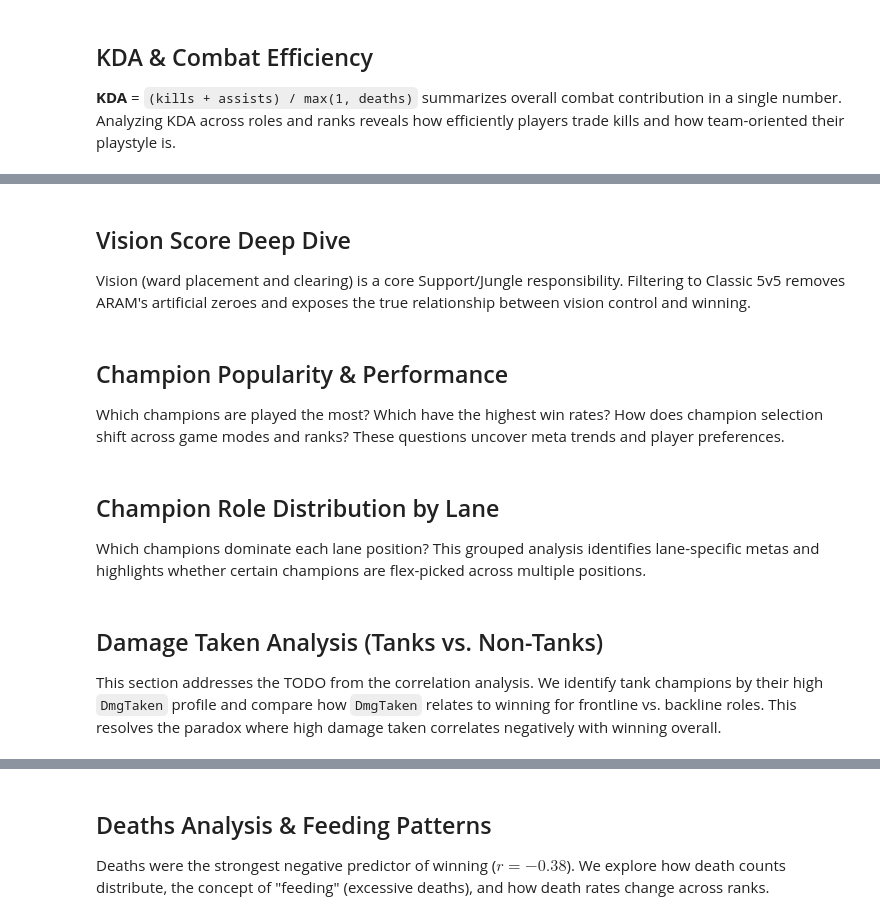
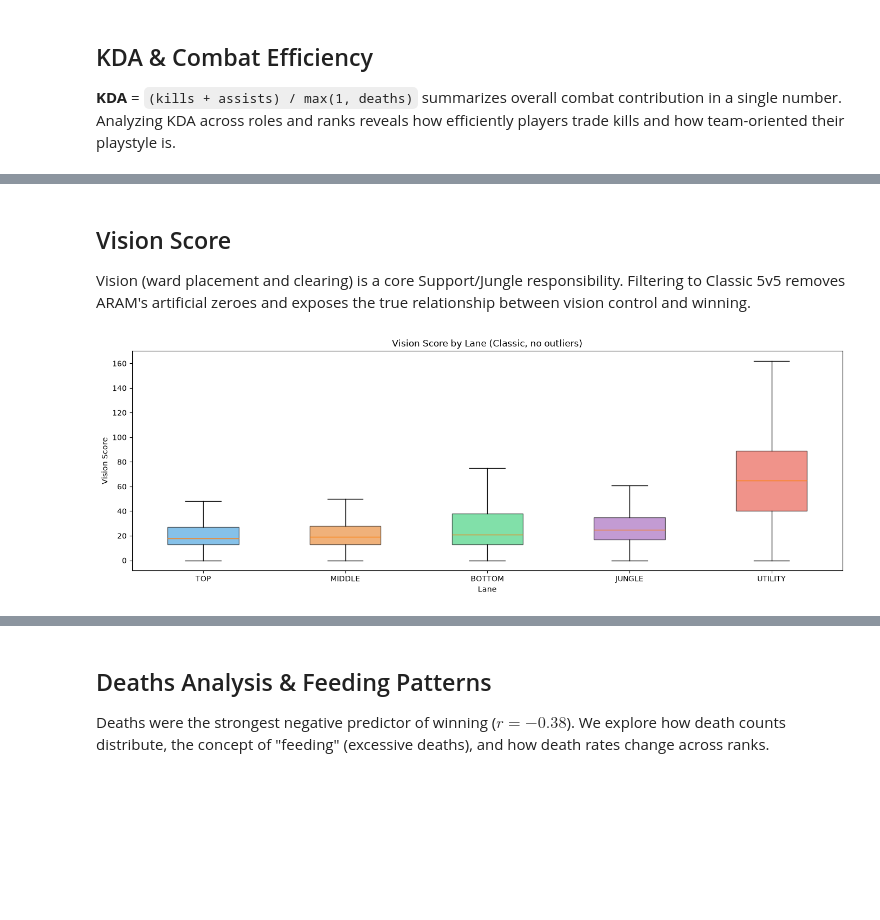
Before and after one commit to DawidBukowski/Advanced_data_exploration, a Jupyter notebook: sample.ipynb, the cells around one changed output, grey strips where cells are left out. Drawn from its saved outputs; the diff is of its cells as text; code cells hidden in the pictures; blank space fills up the shorter version.

```diff
--- a/sample.ipynb
+++ b/sample.ipynb
@@ -644,49 +643,24 @@ plt.show()
 # %% [markdown]
-## Vision Score Deep Dive
+## Vision Score
 
 Vision (ward placement and clearing) is a core Support/Jungle responsibility. Filtering to Classic 5v5 removes ARAM's artificial zeroes and exposes the true relationship between vision control and winning.
 # %%
-# 1. Vision Score by Lane (boxplot)
-fig, axes = plt.subplots(1, 2, figsize=(14, 5))
+
+fig, axes = plt.subplots(1, 1, figsize=(14, 5))
 
 vision_lanes = df_classic[df_classic["Lane"].isin(["TOP", "JUNGLE", "MIDDLE", "BOTTOM", "UTILITY"])].copy()
 lane_order = ["TOP", "MIDDLE", "BOTTOM", "JUNGLE", "UTILITY"]
 vision_data = [vision_lanes.loc[vision_lanes["Lane"] == l, "visionScore"].values for l in lane_order]
-bp = axes[0].boxplot(vision_data, labels=lane_order, patch_artist=True, showfliers=False)
+bp = axes.boxplot(vision_data, tick_labels=lane_order, patch_artist=True, showfliers=False)
 lane_colors = ["#3498db", "#e67e22", "#2ecc71", "#9b59b6", "#e74c3c"]
 for patch, color in zip(bp["boxes"], lane_colors):
     patch.set_facecolor(color)
     patch.set_alpha(0.6)
-axes[0].set_xlabel("Lane")
-axes[0].set_ylabel("Vision Score")
-axes[0].set_title("Vision Score by Lane (Classic, no outliers)")
-
-# 2. Vision Score by Rank
-vision_rank = ranked_only.groupby("RankName")["visionScore"].median()
-axes[1].plot(vision_rank.index, vision_rank.values, marker="o", color="darkcyan", linewidth=2)
-axes[1].set_xlabel("Rank Tier")
-axes[1].set_ylabel("Median Vision Score")
-axes[1].set_title("Median Vision Score by Rank")
-axes[1].tick_params(axis="x", rotation=40)
-axes[1].grid(True, linestyle="--", alpha=0.4)
+axes.set_xlabel("Lane")
+axes.set_ylabel("Vision Score")
+axes.set_title("Vision Score by Lane (Classic, no outliers)")
 
 plt.tight_layout()
 plt.show()
-
-# 3. Vision Score: Winners vs Losers by Lane
-fig, ax = plt.subplots(figsize=(10, 5))
-vision_wl = vision_lanes.groupby(["Lane", "Win"])["visionScore"].median().unstack()
-vision_wl.columns = ["Loss", "Win"]
-vision_wl = vision_wl.reindex(lane_order)
-vision_wl.plot.bar(color=["#e74c3c", "#2ecc71"], edgecolor="white", ax=ax)
-ax.set_xlabel("Lane")
-ax.set_ylabel("Median Vision Score")
-ax.set_title("Median Vision Score: Winners vs Losers by Lane")
-ax.tick_params(axis="x", rotation=0)
-ax.legend(title="Outcome")
-plt.tight_layout()
-plt.show()
+# %% [output]
+[figure, added]
-# %% [markdown]
-## Champion Popularity & Performance
-
-Which champions are played the most? Which have the highest win rates? How does champion selection shift across game modes and ranks? These questions uncover meta trends and player preferences.
@@ -752,4 +666,0 @@ plt.show()
-# %% [markdown]
-## Champion Role Distribution by Lane
-
-Which champions dominate each lane position? This grouped analysis identifies lane-specific metas and highlights whether certain champions are flex-picked across multiple positions.
@@ -783,4 +666,0 @@ plt.show()
-# %% [markdown]
-## Damage Taken Analysis (Tanks vs. Non-Tanks)
-
-This section addresses the TODO from the correlation analysis. We identify tank champions by their high `DmgTaken` profile and compare how `DmgTaken` relates to winning for frontline vs. backline roles. This resolves the paradox where high damage taken correlates negatively with winning overall.
```
Also changed, not shown: parts of 15 cells of this notebook.
